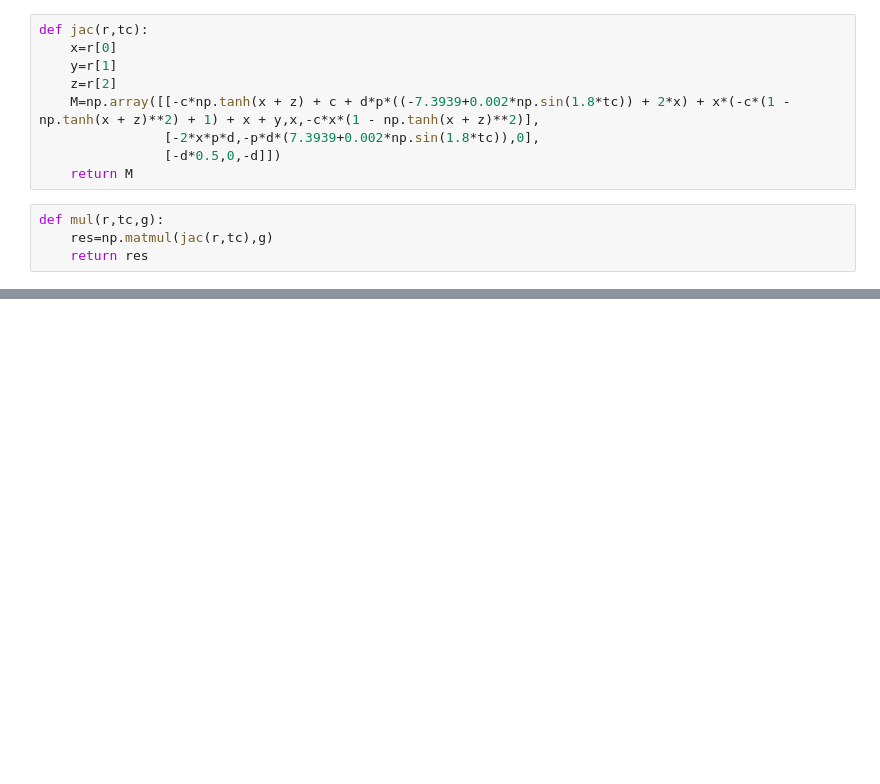
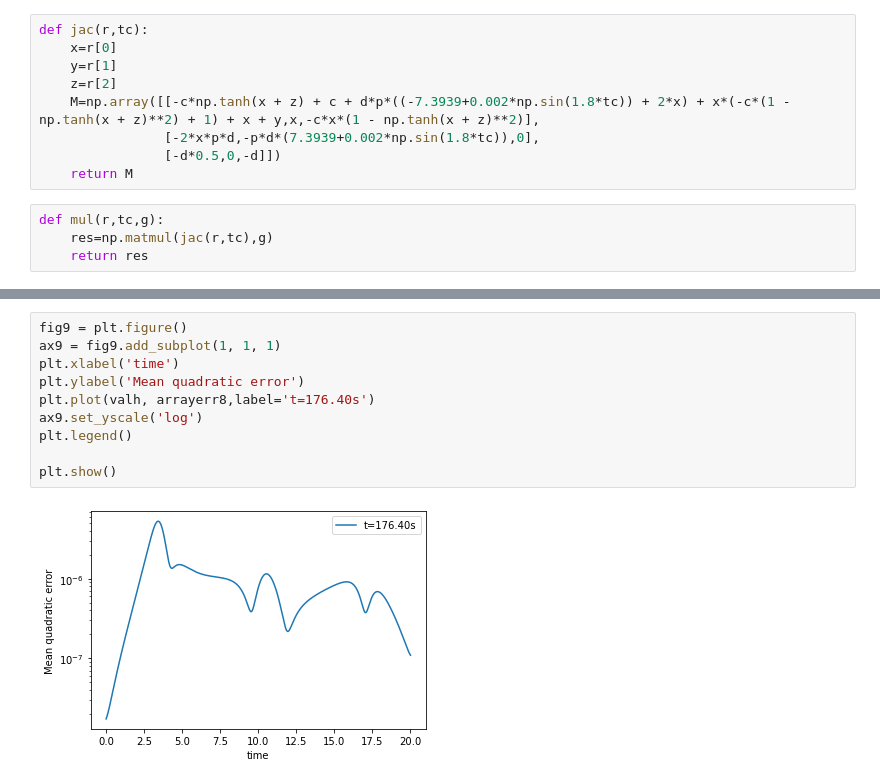
Before and after one commit to tdejardi96/Miscellaneous, a Jupyter notebook: ModelG_perturbated-maison.ipynb, the cells around one changed output, grey strips where cells are left out. Drawn from its saved outputs; the diff is of its cells as text; blank space fills up the shorter version.

```diff
--- a/ModelG_perturbated-maison.ipynb
+++ b/ModelG_perturbated-maison.ipynb
@@ -546,3 +594,15 @@ plt.show()
+# %%
+fig9 = plt.figure()
+ax9 = fig9.add_subplot(1, 1, 1)
+plt.xlabel('time')
+plt.ylabel('Mean quadratic error')
+plt.plot(valh, arrayerr8,label='t=176.40s')
+ax9.set_yscale('log')
+plt.legend()
+
+plt.show()
+# %% [output]
+[figure, added]
 # %%
 %matplotlib notebook
 fig8 = plt.figure()
```
Also changed, not shown: parts of 11 cells of this notebook.
